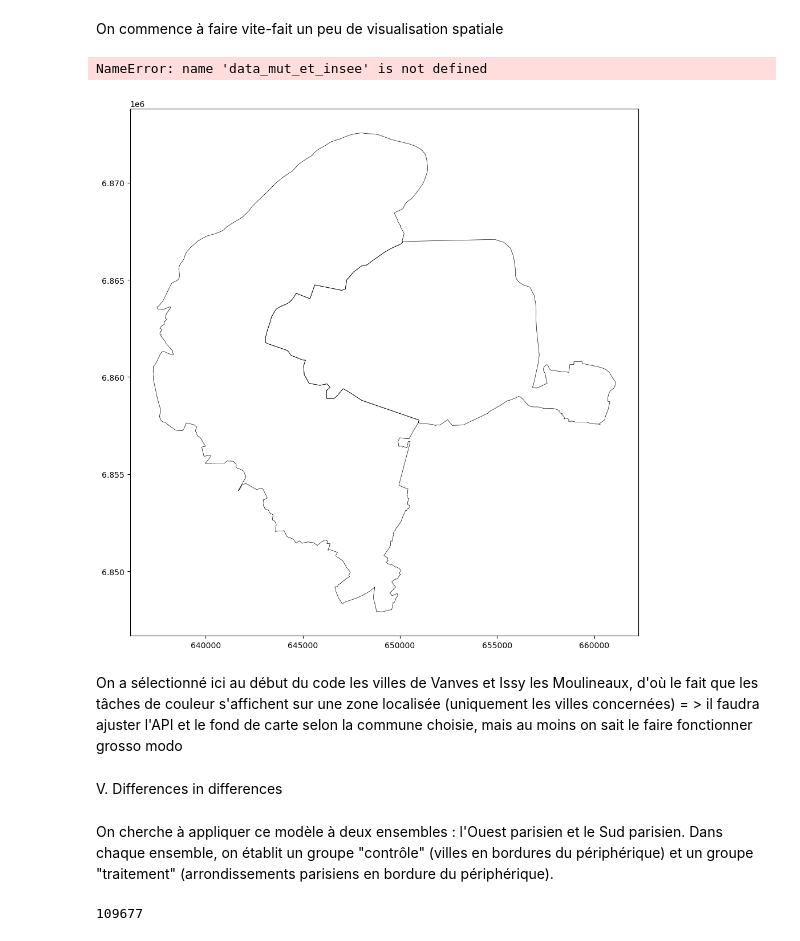
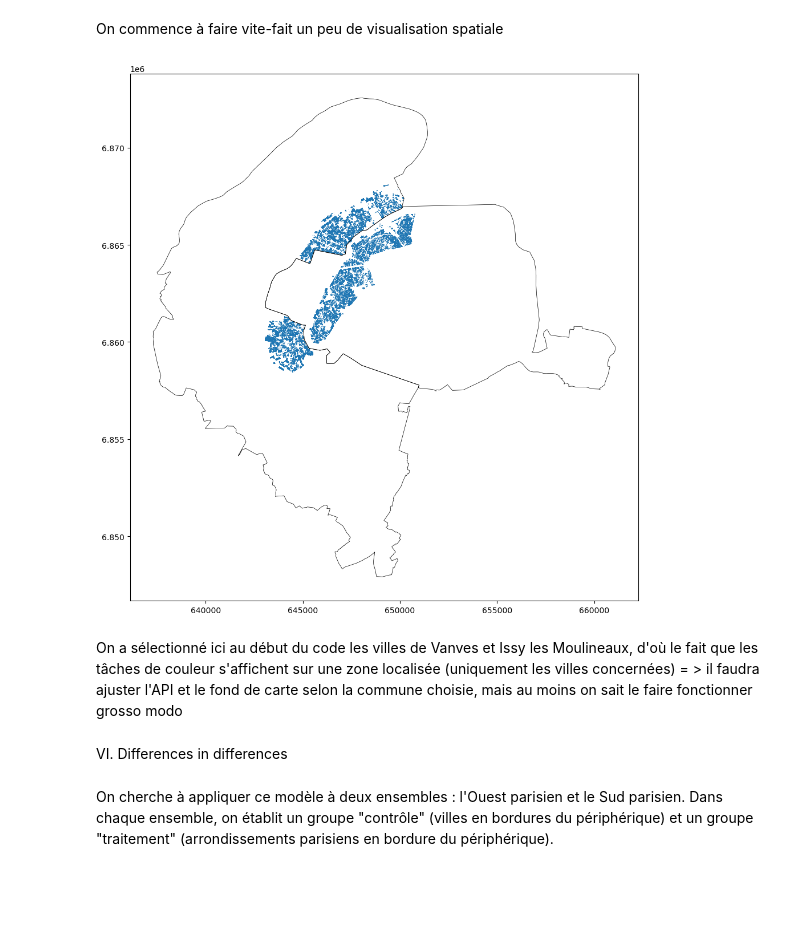
Before and after one commit to CaroLebrun/projet-python-2A, a Jupyter notebook: main.ipynb, the cells around one changed output. Saved outputs shown, nothing was run; the diff lists cells and outputs as text; code cells hidden in the pictures; blank space fills up the shorter version.

```diff
--- a/main.ipynb
+++ b/main.ipynb
@@ -657,38 +657,33 @@ On commence à faire vite-fait un peu de visualisation spatiale
 # %%
 idf = cartiflette.carti_download(
     values=["11"],
     crs=4326,
     borders="DEPARTEMENT",
     vectorfile_format="geojson",
     filter_by="REGION",
     source="EXPRESS-COG-CARTO-TERRITOIRE",
     year=2022,
 )
 
 departements_paris_92 = idf.loc[
     idf["INSEE_DEP"].isin(["75", "92"])
 ].to_crs(2154)
 
 fig, ax = plt.subplots(figsize=(12, 12))
 base = departements_paris_92.boundary.plot(ax=ax, edgecolor="black", linewidth=0.5, figsize=(10, 10))
 
-data_mut_et_insee_pour_vis = data_mut_et_insee
+data_mut_et_insee_pour_vis = data_mut_ouest_et_insee
 data_mut_et_insee_pour_vis["geometry"] = data_mut_et_insee_pour_vis["geometry"].to_crs(2154)
 
 data_mut_et_insee_pour_vis.plot(ax=ax)
 
 plt.show()
 # %% [output]
-NameError: name 'data_mut_et_insee' is not defined
-[figure, old version]
+[figure, new version]
 # %% [markdown]
 On a sélectionné ici au début du code les villes de Vanves et Issy les Moulineaux, d'où le fait que les tâches de couleur s'affichent sur une zone localisée (uniquement les villes concernées)
 = > il faudra ajuster l'API et le fond de carte selon la commune choisie, mais au moins on sait le faire fonctionner grosso modo
 # %% [markdown]
-V. Differences in differences
+VI. Differences in differences
 # %% [markdown]
 On cherche à appliquer ce modèle à deux ensembles : l'Ouest parisien et le Sud parisien. Dans chaque ensemble, on établit un groupe "contrôle" (villes en bordures du périphérique) et un groupe "traitement" (arrondissements parisiens en bordure du périphérique).
-# %%
-crtl_sud = data_mut_ouest_et_insee[data_mut_ouest_et_insee['l']]
-# %% [output]
-109677
```
Also changed, not shown: parts of 16 cells of this notebook.
